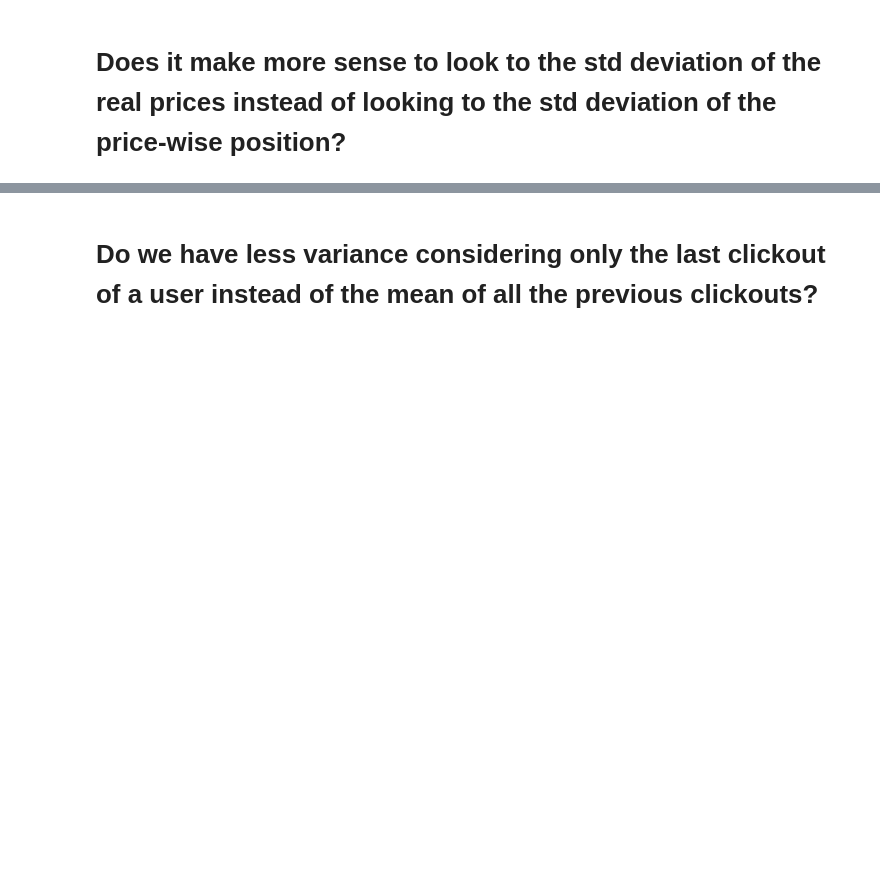
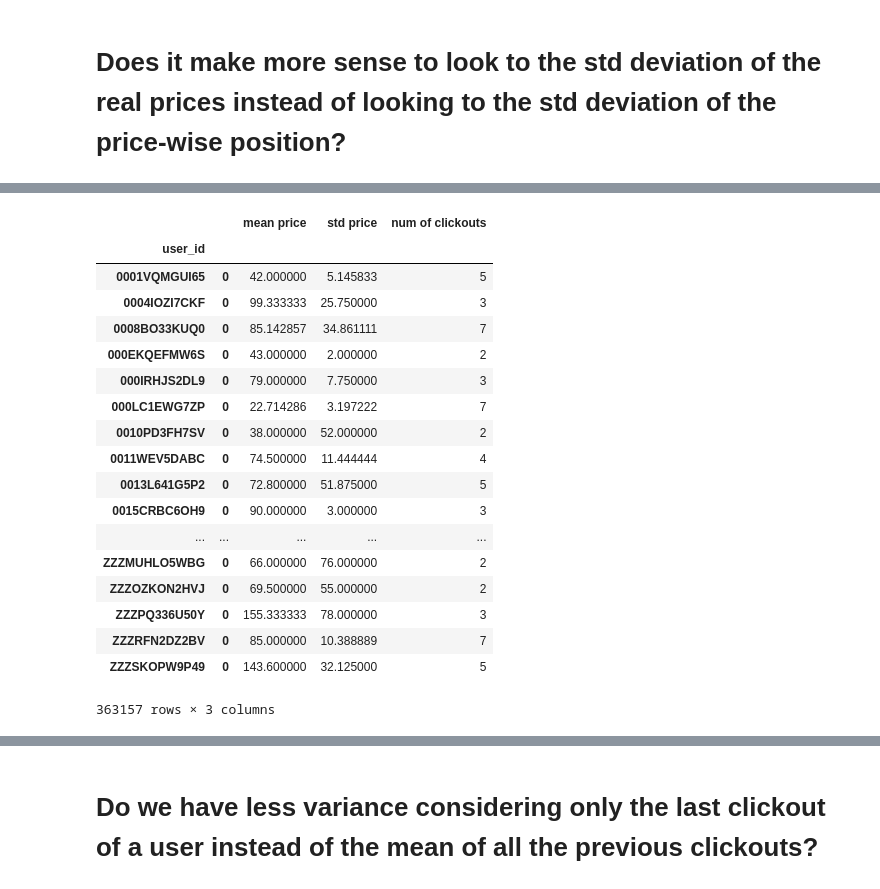
Before and after one commit to federicoparroni/recsys2019, a Jupyter notebook: visualize_data/clickout_price_estimate_based_on_past_clickouts.ipynb, the cells around one changed output, grey strips where cells are left out. Cells and saved outputs as stored; diff of their text form; code cells hidden in the pictures; blank space fills up the shorter version.

```diff
--- a/visualize_data/clickout_price_estimate_based_on_past_clickouts.ipynb
+++ b/visualize_data/clickout_price_estimate_based_on_past_clickouts.ipynb
@@ -99,3 +113,25 @@ grouped_price_more_clickouts = df.groupby(['user_id']).apply(func1)
+# %%
+grouped_price_more_clickouts
+# %% [output]
+|  |  | mean price | std price | num of clickouts |
+| user_id |  |  |  |  |
+| 0001VQMGUI65 | 0 | 42.000000 | 5.145833 | 5 |
+| 0004IOZI7CKF | 0 | 99.333333 | 25.750000 | 3 |
+| 0008BO33KUQ0 | 0 | 85.142857 | 34.861111 | 7 |
+| 000EKQEFMW6S | 0 | 43.000000 | 2.000000 | 2 |
+| 000IRHJS2DL9 | 0 | 79.000000 | 7.750000 | 3 |
+| 000LC1EWG7ZP | 0 | 22.714286 | 3.197222 | 7 |
+| 0010PD3FH7SV | 0 | 38.000000 | 52.000000 | 2 |
+| 0011WEV5DABC | 0 | 74.500000 | 11.444444 | 4 |
+| 0013L641G5P2 | 0 | 72.800000 | 51.875000 | 5 |
+| 0015CRBC6OH9 | 0 | 90.000000 | 3.000000 | 3 |
+| ... | ... | ... | ... | ... |
+| ZZZMUHLO5WBG | 0 | 66.000000 | 76.000000 | 2 |
+| ZZZOZKON2HVJ | 0 | 69.500000 | 55.000000 | 2 |
+| ZZZPQ336U50Y | 0 | 155.333333 | 78.000000 | 3 |
+| ZZZRFN2DZ2BV | 0 | 85.000000 | 10.388889 | 7 |
+| ZZZSKOPW9P49 | 0 | 143.600000 | 32.125000 | 5 |
+363157 rows × 3 columns
 # %%
 sum(grouped_price_more_clickouts['std price'].values)/len(grouped_price_more_clickouts)
 # %% [output]
```
Also changed, not shown: parts of 8 cells of this notebook.
